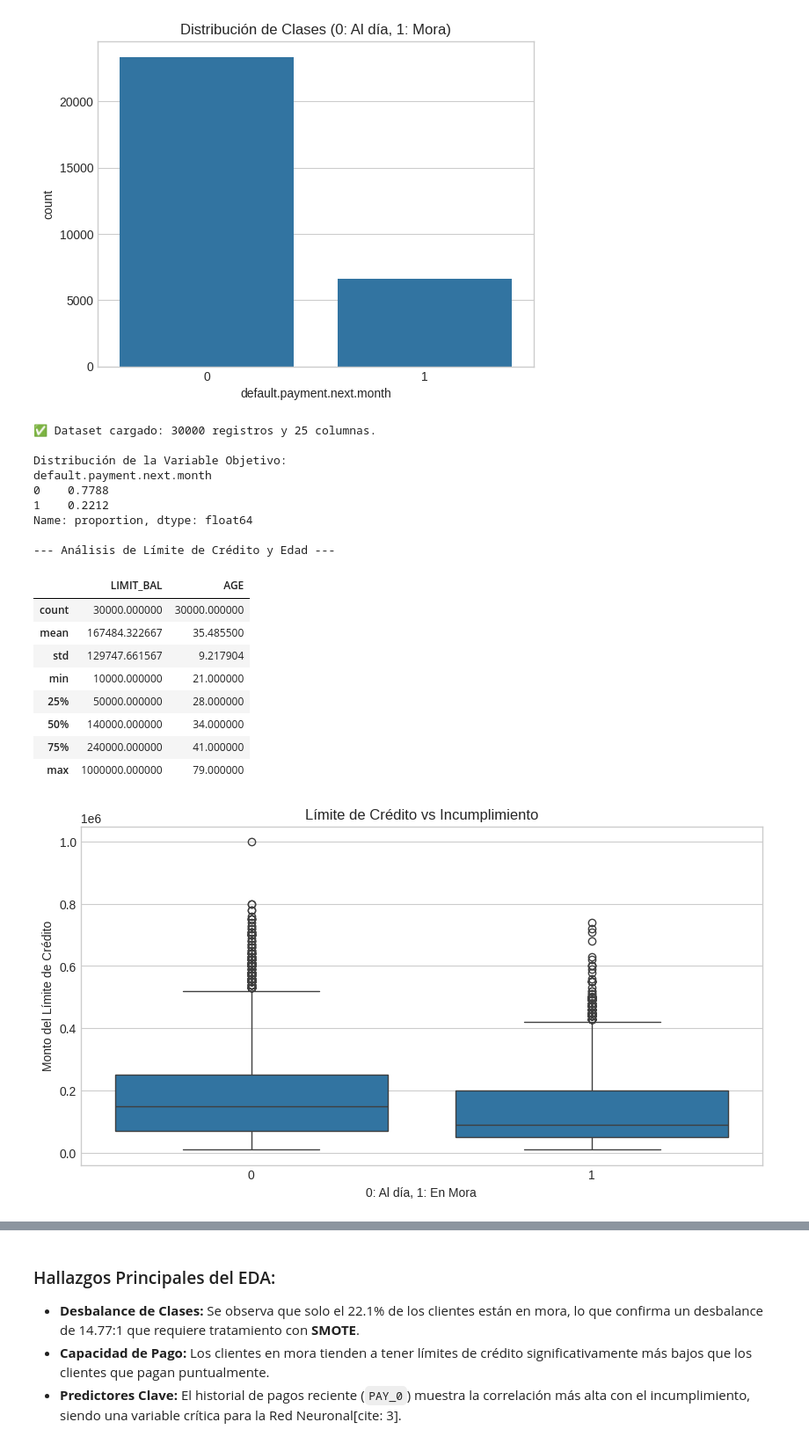
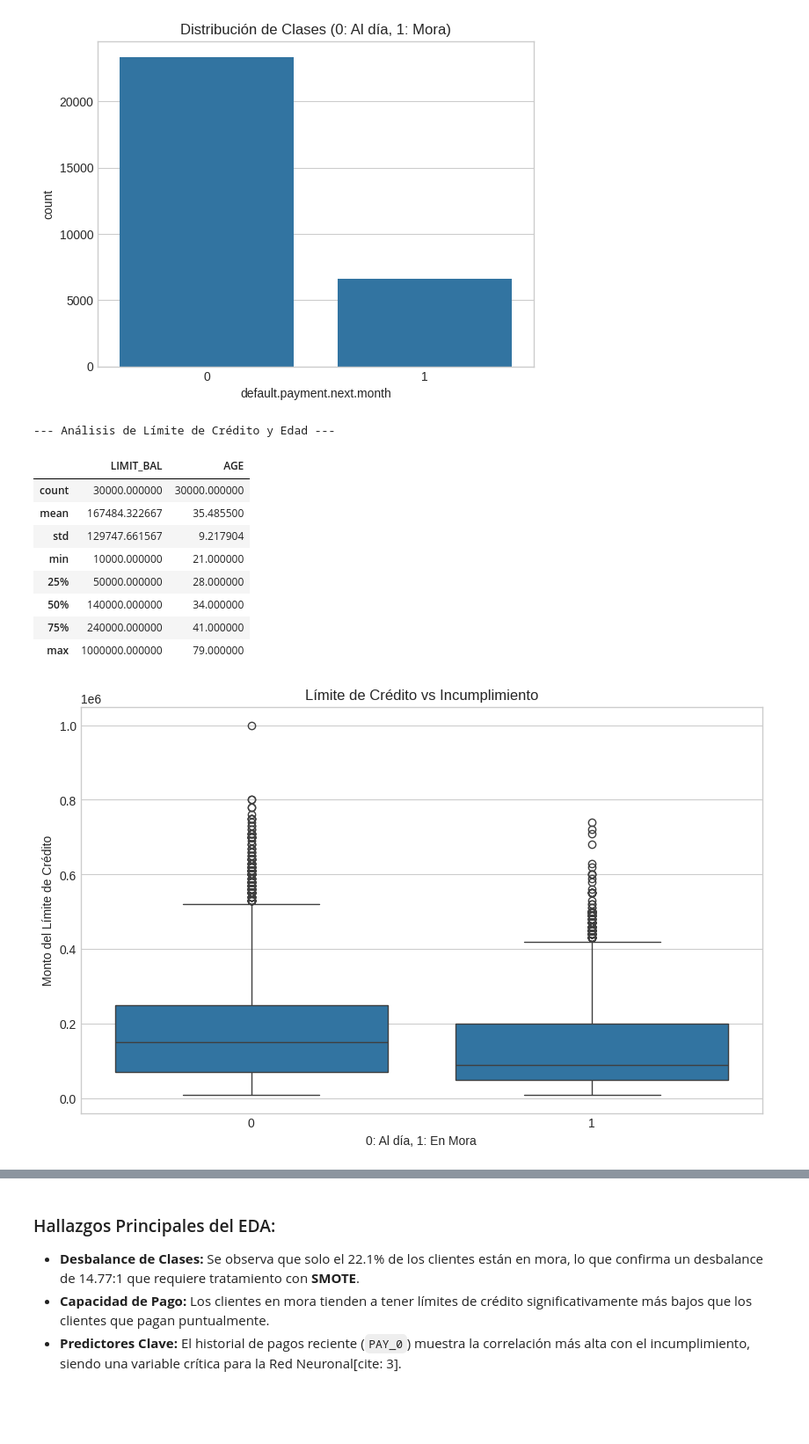
Before and after one commit to dtorvisco-pucp/DL-Final-Torvisco-Andres, a Jupyter notebook: notebooks/DL_Final_Torvisco_Andres_.ipynb, the cells around one changed output, grey strips where cells are left out. Shown at 88% size. Cells and saved outputs as stored; diff of their text form; code cells hidden in the pictures; blank space fills up the shorter version.

```diff
--- a/notebooks/DL_Final_Torvisco_Andres_.ipynb
+++ b/notebooks/DL_Final_Torvisco_Andres_.ipynb
@@ -84,46 +91,36 @@ default.payment.next.month
 Name: count, dtype: int64
 [figure]
 # %%
-# 4.1 Carga de datos
-ruta_archivo = '/content/drive/MyDrive/UCI_Credit_Card[1].csv'
-df = pd.read_csv(ruta_archivo)
+# 4.1 Carga de datos desde la URL para asegurar reproducibilidad
+url_dataset = 'https://raw.githubusercontent.com/dtorvisco-pucp/DL-Final-Torvisco-Andres/main/data/UCI_Credit_Card.csv'
+df = pd.read_csv(url_dataset)
 
-# 4.2 Dimensiones y desbalance inicial
-print(f"✅ Dataset cargado: {df.shape[0]} registros y {df.shape[1]} columnas.")
-print("\nDistribución de la Variable Objetivo:")
-print(df['default.payment.next.month'].value_counts(normalize=True))
-
-# 4.3 Estadísticas Descriptivas de Valor
+# 4.3 Estadísticas Descriptivas (Esto genera la tabla que ves arriba)
 print("\n--- Análisis de Límite de Crédito y Edad ---")
 display(df[['LIMIT_BAL', 'AGE']].describe())
 
-# Visualización de Límite de Crédito vs Mora
-plt.figure(figsize=(10, 5))
+# Visualización de Límite de Crédito vs Mora (Esto genera el Boxplot)
+import matplotlib.pyplot as plt
+import seaborn as sns
+
+plt.figure(figsize=(10, 6))
 sns.boxplot(x='default.payment.next.month', y='LIMIT_BAL', data=df)
 plt.title('Límite de Crédito vs Incumplimiento')
 plt.xlabel('0: Al día, 1: En Mora')
 plt.ylabel('Monto del Límite de Crédito')
 plt.show()
 # %% [output]
-✅ Dataset cargado: 30000 registros y 25 columnas.
-
-Distribución de la Variable Objetivo:
-default.payment.next.month
-0    0.7788
-1    0.2212
-Name: proportion, dtype: float64
-
 --- Análisis de Límite de Crédito y Edad ---
 |  | LIMIT_BAL | AGE |
 | count | 30000.000000 | 30000.000000 |
 | mean | 167484.322667 | 35.485500 |
 | std | 129747.661567 | 9.217904 |
 | min | 10000.000000 | 21.000000 |
 | 25% | 50000.000000 | 28.000000 |
 | 50% | 140000.000000 | 34.000000 |
 | 75% | 240000.000000 | 41.000000 |
 | max | 1000000.000000 | 79.000000 |
-[figure, old version]
+[figure, new version]
 # %%
 # 4.4 Matriz de Correlación (Variables de historial de pago)
 plt.figure(figsize=(10, 6))
```
Also changed, not shown: parts of 8 cells of this notebook.
